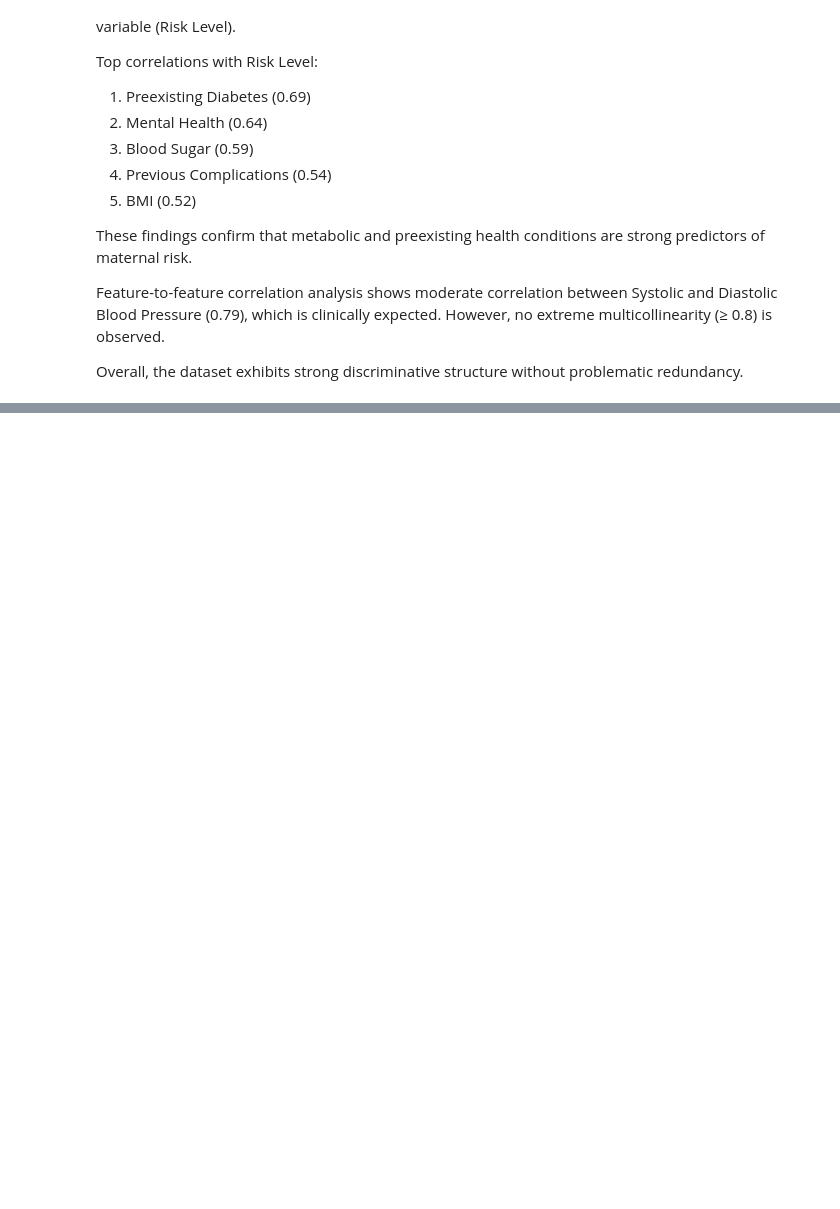
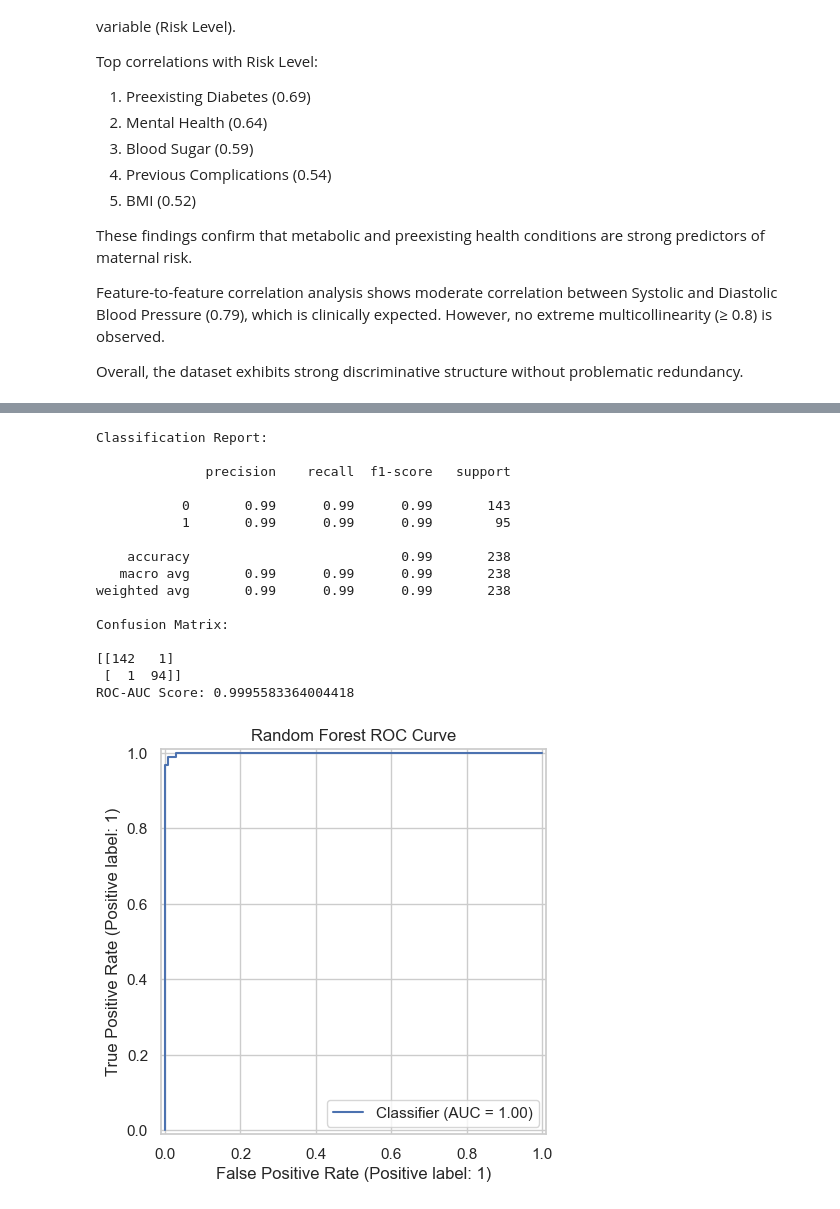
Before and after one commit to rumeysayk/pcos-maternal-risk-modeling, a Jupyter notebook: notebooks/Maternal_Risk_Modeling_Final.ipynb, the cells around one changed output, grey strips where cells are left out. Cells and saved outputs as stored; diff of their text form; code cells hidden in the pictures; blank space fills up the shorter version.

```diff
--- a/notebooks/Maternal_Risk_Modeling_Final.ipynb
+++ b/notebooks/Maternal_Risk_Modeling_Final.ipynb
@@ -290,0 +514,49 @@ Overall, the dataset exhibits strong discriminative structure without problemati
+# %%
+from sklearn.ensemble import RandomForestClassifier
+
+# Build Random Forest pipeline
+rf_model = Pipeline([
+    ("imputer", SimpleImputer(strategy="median")),
+    ("classifier", RandomForestClassifier(
+        n_estimators=200,
+        random_state=42
+    ))
+])
+
+# Train
+rf_model.fit(X_train, y_train)
+
+# Predict
+y_pred_rf = rf_model.predict(X_test)
+y_prob_rf = rf_model.predict_proba(X_test)[:, 1]
+
+# Evaluation
+print("Classification Report:\n")
+print(classification_report(y_test, y_pred_rf))
+
+print("Confusion Matrix:\n")
+print(confusion_matrix(y_test, y_pred_rf))
+
+print("ROC-AUC Score:", roc_auc_score(y_test, y_prob_rf))
+
+RocCurveDisplay.from_predictions(y_test, y_prob_rf)
+plt.title("Random Forest ROC Curve")
+plt.show()
+# %% [output]
+Classification Report:
+
+              precision    recall  f1-score   support
+
+           0       0.99      0.99      0.99       143
+           1       0.99      0.99      0.99        95
+
+    accuracy                           0.99       238
+   macro avg       0.99      0.99      0.99       238
+weighted avg       0.99      0.99      0.99       238
+
+Confusion Matrix:
+
+[[142   1]
+ [  1  94]]
+ROC-AUC Score: 0.9995583364004418
+[figure, added]
```
Also changed, not shown: parts of 18 cells of this notebook, 2 other files.
